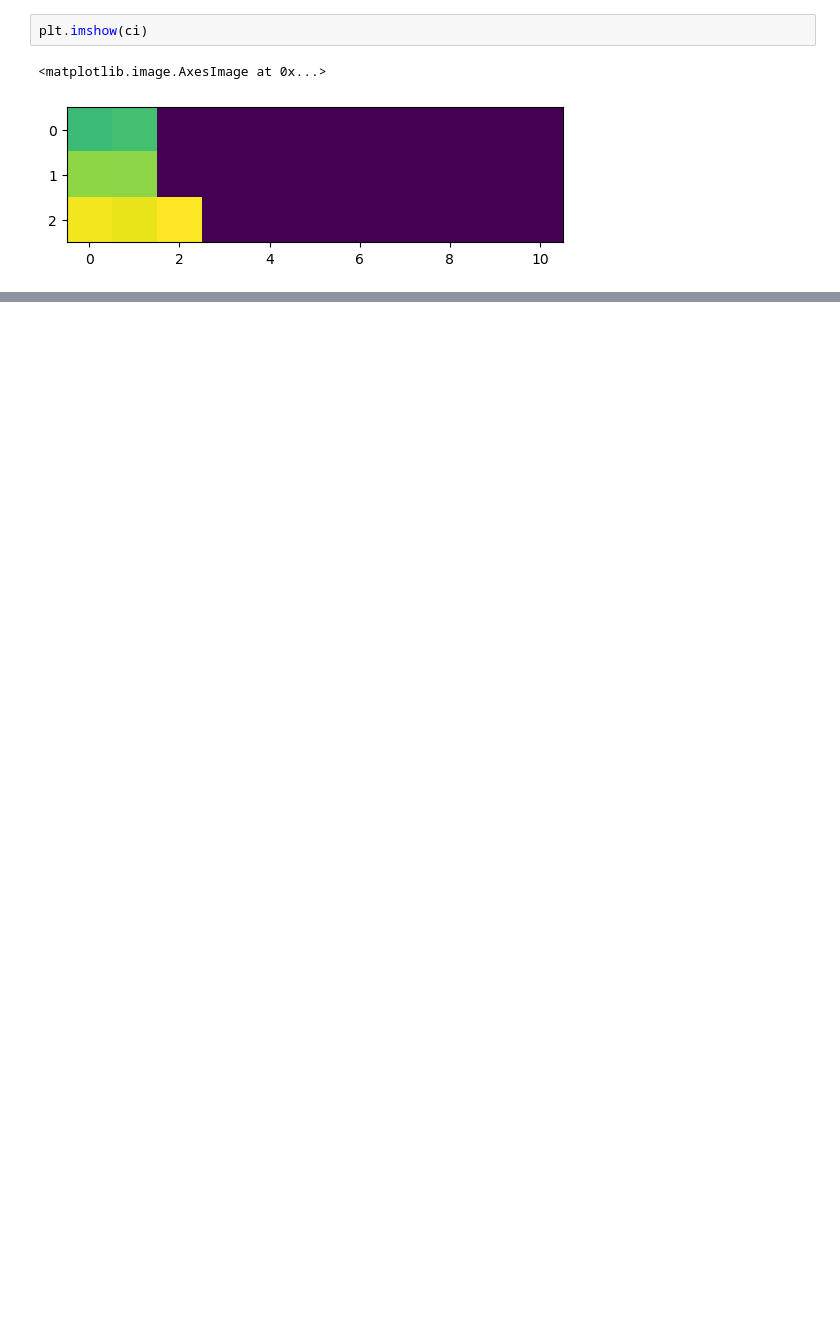
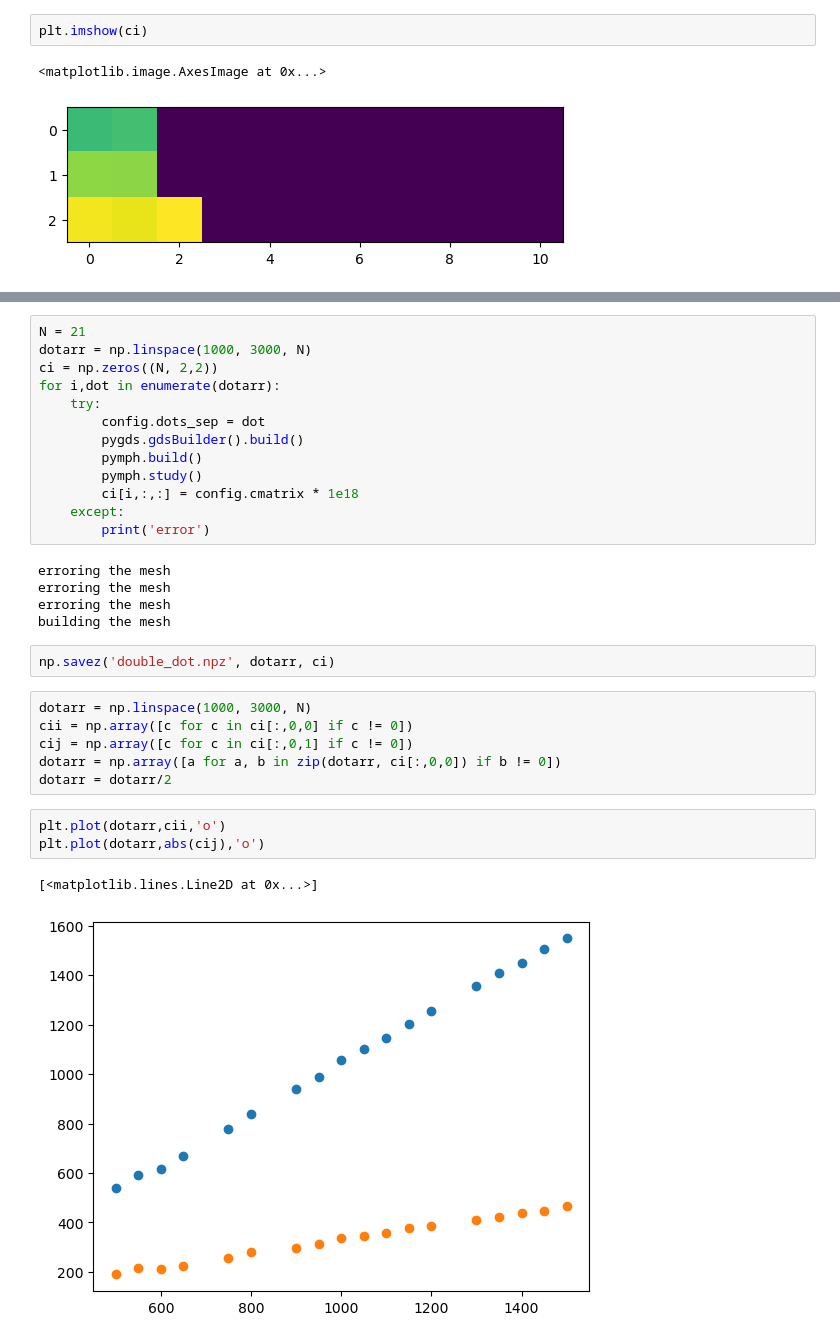
Before and after one commit to BingchengSuo/PYVA, a Jupyter notebook: measurements.ipynb, the cells around one changed output, grey strips where cells are left out. Saved outputs shown, nothing was run; the diff lists cells and outputs as text; blank space fills up the shorter version.

```diff
--- a/measurements.ipynb
+++ b/measurements.ipynb
@@ -141,0 +183,32 @@ plt.imshow(ci)
+# %%
+N = 21
+dotarr = np.linspace(1000, 3000, N)
+ci = np.zeros((N, 2,2))
+for i,dot in enumerate(dotarr):
+    try:
+        config.dots_sep = dot
+        pygds.gdsBuilder().build()
+        pymph.build()
+        pymph.study()
+        ci[i,:,:] = config.cmatrix * 1e18
+    except:
+        print('error')
+# %% [output]
+erroring the mesh
+erroring the mesh
+erroring the mesh
+building the mesh
+# %%
+np.savez('double_dot.npz', dotarr, ci)
+# %%
+dotarr = np.linspace(1000, 3000, N)
+cii = np.array([c for c in ci[:,0,0] if c != 0])
+cij = np.array([c for c in ci[:,0,1] if c != 0])
+dotarr = np.array([a for a, b in zip(dotarr, ci[:,0,0]) if b != 0])
+dotarr = dotarr/2
+# %%
+plt.plot(dotarr,cii,'o')
+plt.plot(dotarr,abs(cij),'o')
+# %% [output]
+[<matplotlib.lines.Line2D at 0x...>]
+[figure, added]
```
Also changed, not shown: parts of 4 cells of this notebook, 2 other files.
